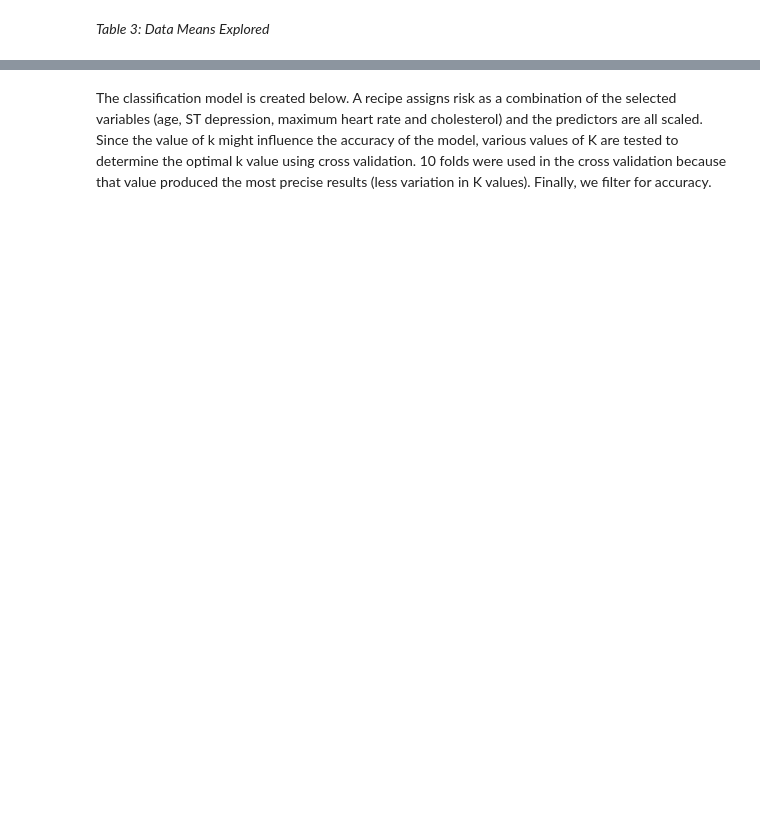
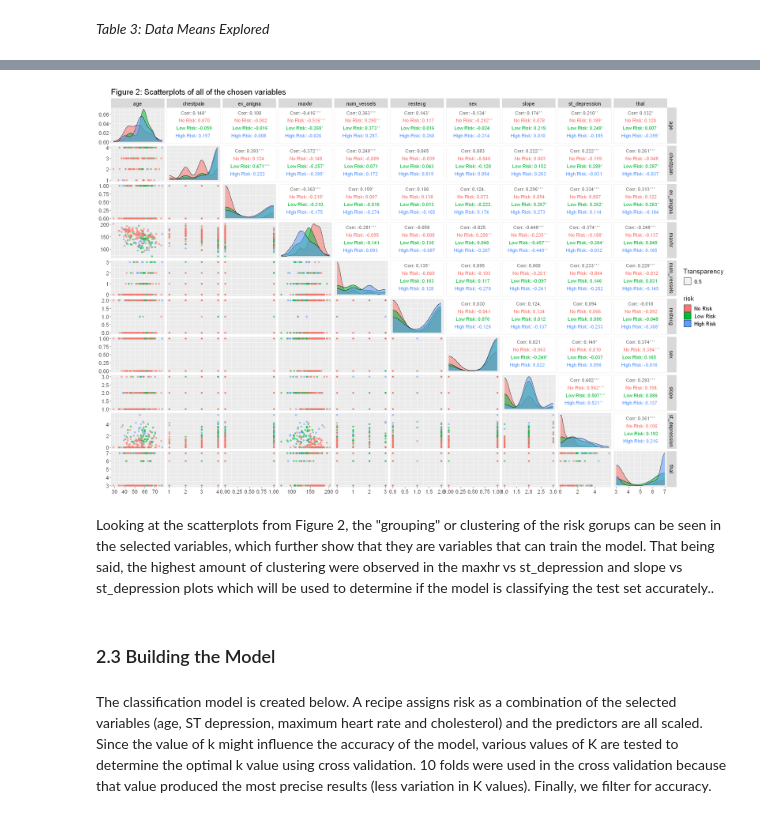
Before and after one commit to khyeo1011/dsci100_26, a Jupyter notebook: Project Report.ipynb, the cells around one changed output, grey strips where cells are left out. Cells and saved outputs as stored; diff of their text form; code cells hidden in the pictures; blank space fills up the shorter version.

```diff
--- a/Project Report.ipynb
+++ b/Project Report.ipynb
@@ -171,3 +142,18 @@ _Figure 1: Exploratory Visualizations_
+# %%
+options(repr.plot.width = 20, repr.plot.height = 13)
+hd_pairs <- hd_train |>
+    select(age, chestpain, ex_anigna, maxhr, num_vessels, restecg, sex, slope, st_depression, thal, risk) |>
+    ggpairs(columns = 1:10, aes(color = risk, alpha = 0.5), legend = c(1, 1)) +
+    labs(alpha = "Transparency", color = "Risk") +
+    theme(legend.position = "right", text = element_text(size =15)) +
+    ggtitle("Figure 2: Scatterplots of all of the chosen variables")
+hd_pairs
+# %% [output]
+[figure, added]
+# %% [markdown]
+Looking at the scatterplots from Figure 2, the "grouping" or clustering of the risk gorups can be seen in the selected variables, which further show that they are variables that can train the model. That being said, the highest amount of clustering were observed in the maxhr vs st_depression and slope vs st_depression plots which will be used to determine if the model is classifying the test set accurately..
+# %% [markdown]
+### 2.3 Building the Model
 # %% [markdown]
 The classification model is created below. A recipe assigns risk as a combination of the selected variables (age, ST depression, maximum heart rate and cholesterol) and the predictors are all scaled. Since the value of k might influence the accuracy of the model, various values of K are tested to determine the optimal k value using cross validation. 10 folds were used in the cross validation because that value produced the most precise results (less variation in K values). Finally, we filter for accuracy.
 # %%
```
Also changed, not shown: parts of 20 cells of this notebook.
